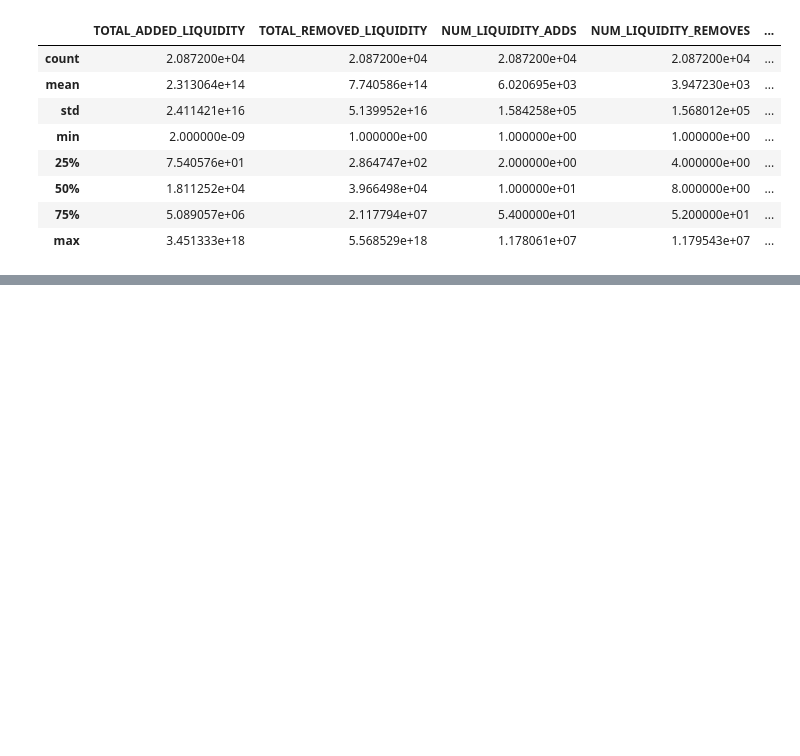
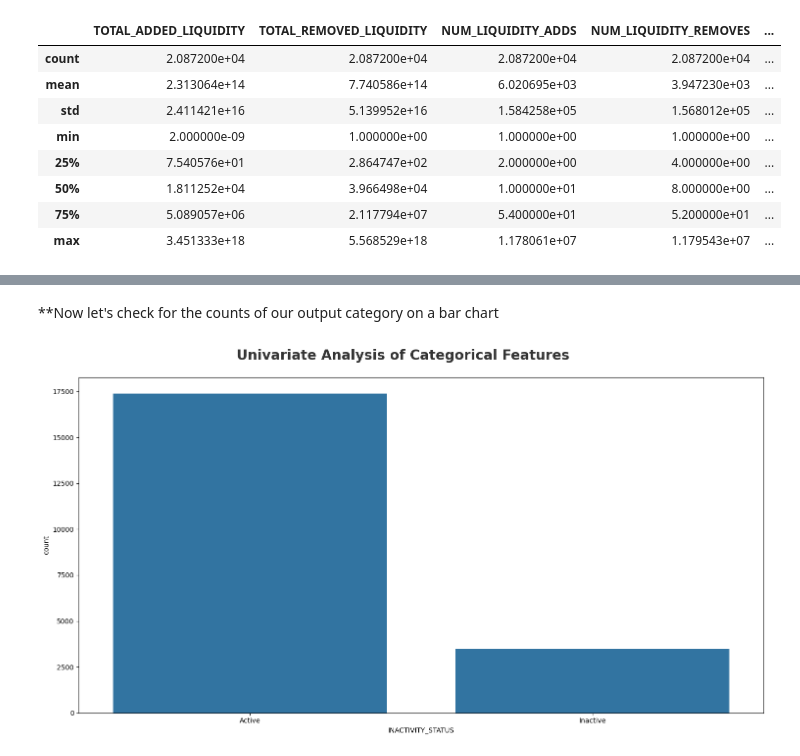
Before and after one commit to LaiTechTinker/Block_intel_model, a Jupyter notebook: Block_intel_classifier/notebooks/EDA.ipynb, the cells around one changed output, grey strips where cells are left out. Cells and saved outputs as stored; diff of their text form; code cells hidden in the pictures; blank space fills up the shorter version.

```diff
--- a/Block_intel_classifier/notebooks/EDA.ipynb
+++ b/Block_intel_classifier/notebooks/EDA.ipynb
@@ -68,0 +219,10 @@ np.float64(3.620871141048526e+18)
+# %% [markdown]
+**Now let's check for the counts of our output category on a bar chart
+# %%
+plt.figure(figsize=(15, 8))
+plt.suptitle('Univariate Analysis of Categorical Features', fontsize=20, fontweight='bold', alpha=0.8, y=1.)
+sns.countplot(x=df["INACTIVITY_STATUS"])
+plt.xlabel("INACTIVITY_STATUS")
+plt.tight_layout()
+# %% [output]
+[figure, added]
```
Also changed, not shown: parts of 18 cells of this notebook.
